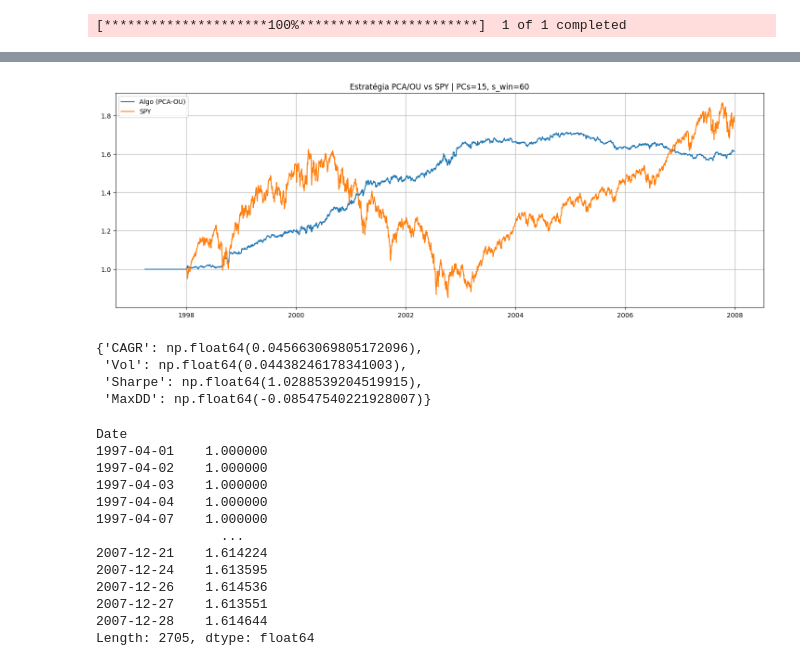
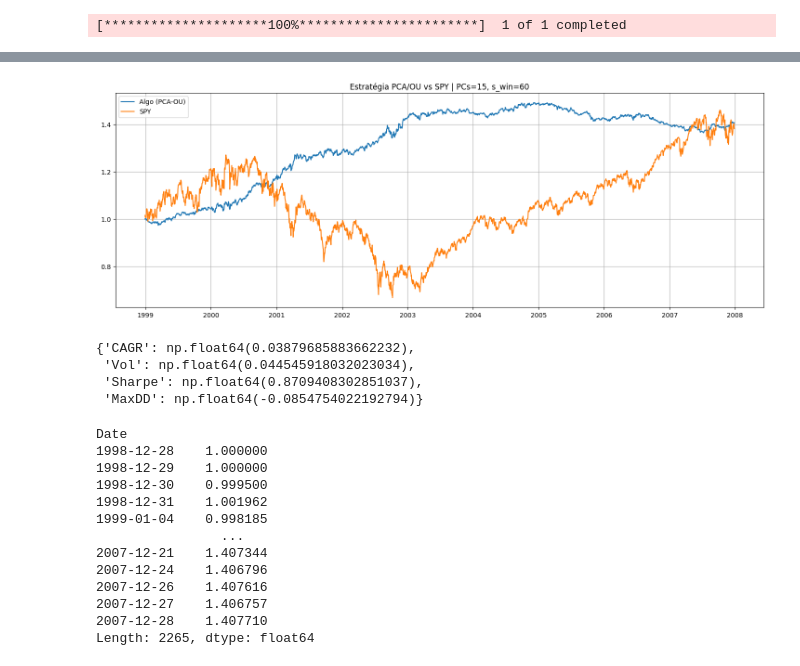
Before and after one commit to savio160502/Statistical-Arbitrage, a Jupyter notebook: run_backtest.ipynb, the cells around one changed output, grey strips where cells are left out. Drawn from its saved outputs; the diff is of its cells as text; code cells hidden in the pictures.

```diff
--- a/run_backtest.ipynb
+++ b/run_backtest.ipynb
@@ -21,16 +21,16 @@ data = pd.read_csv("dados_full_1997_2007.csv", index_col=0)
 returns = data.pct_change()
 returns.dropna(inplace=True,axis=0, how='all')
 returns.dropna(inplace=True,axis=1, how='any')
-start_date = "1997-01-02"
+start_date = "1998-10-01"
 end_date = "2007-12-31"
 
+returns = returns.loc[start_date:end_date]
 data_spy = yf.download("SPY", start=start_date, end=end_date, auto_adjust=True)["Close"]
 returns_spy = data_spy.pct_change()
 returns_spy.dropna(inplace=True,axis=0, how='all')
 returns_spy.dropna(inplace=True,axis=1, how='any')
 
-# Garantir que ambos os DataFrames tenham
-# índices coerentes e ordenados (sem timezone)
+# Garantir que ambos os DataFrames tenham índices coerentes e ordenados (sem timezone)
 returns.index     = pd.to_datetime(returns.index).tz_localize(None)
 returns_spy.index = pd.to_datetime(returns_spy.index).tz_localize(None)
 returns     = returns.sort_index()
@@ -96,5 +97,5 @@ Length: 2705, dtype: float64
 # %%
-# Rodar experimento 02 : (n = 15, sbo=1.25, sso=1.25, sbc=0.50, ssc=0.50)
+# Rodar experimento 02 : (n = 15, sbo=1.25, sso=1.25, sbc=0.50, ssc=0.50, rebalanceamento_dias = 1)
 cum_algo, s_scores = pca_portfolio_spy(
     returns=returns,
     returns_spy=returns_spy,
@@ -105,6 +106,7 @@ cum_algo, s_scores = pca_portfolio_spy(
     sbc=0.50,           # close short se s < +sbc
     ssc=0.50,          # close long se s > -ssc
     eps_cost=0.0005,
+    rebalanceamento_dias=1,
     plot=True,
 )
 # %% [output]
@@ -124,28 +126,28 @@ Tempo : 1998-01-20 00:00:00
 Tempo : 2007-12-24 00:00:00
 Tempo : 2007-12-26 00:00:00
 Tempo : 2007-12-27 00:00:00
 Tempo : 2007-12-28 00:00:00
-[figure, old version]
+[figure, new version]
 # %%
 # Estatísticas de desempenho
 ret_series = cum_algo.pct_change().dropna()
 display(stats_from_returns(ret_series))
 cum_algo
 # %% [output]
-{'CAGR': np.float64(0.045663069805172096),
- 'Vol': np.float64(0.04438246178341003),
- 'Sharpe': np.float64(1.0288539204519915),
- 'MaxDD': np.float64(-0.08547540221928007)}
+{'CAGR': np.float64(0.03879685883662232),
+ 'Vol': np.float64(0.044545918032023034),
+ 'Sharpe': np.float64(0.8709408302851037),
+ 'MaxDD': np.float64(-0.0854754022192794)}
 Date
-1997-04-01    1.000000
-1997-04-02    1.000000
-1997-04-03    1.000000
-1997-04-04    1.000000
-1997-04-07    1.000000
+1998-12-28    1.000000
+1998-12-29    1.000000
+1998-12-30    0.999500
+1998-12-31    1.001962
+1999-01-04    0.998185
                 ...
-2007-12-21    1.614224
-2007-12-24    1.613595
-2007-12-26    1.614536
-2007-12-27    1.613551
-2007-12-28    1.614644
-Length: 2705, dtype: float64
+2007-12-21    1.407344
+2007-12-24    1.406796
+2007-12-26    1.407616
+2007-12-27    1.406757
+2007-12-28    1.407710
+Length: 2265, dtype: float64
```
Also changed, not shown: parts of 11 cells of this notebook, 1 other file.
